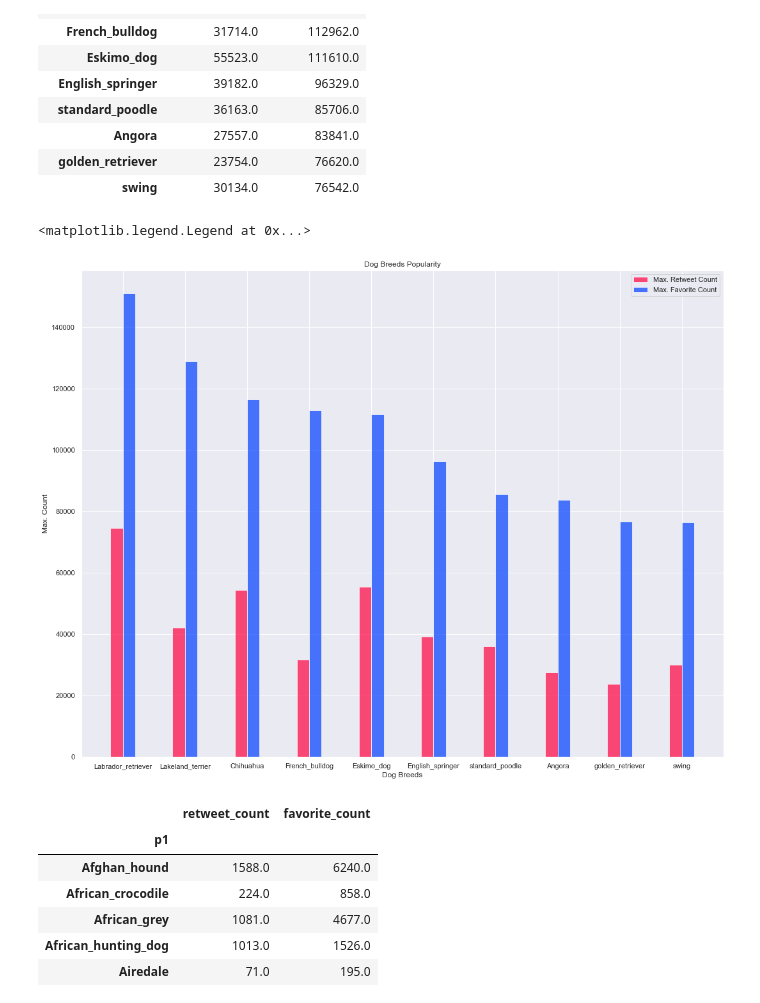
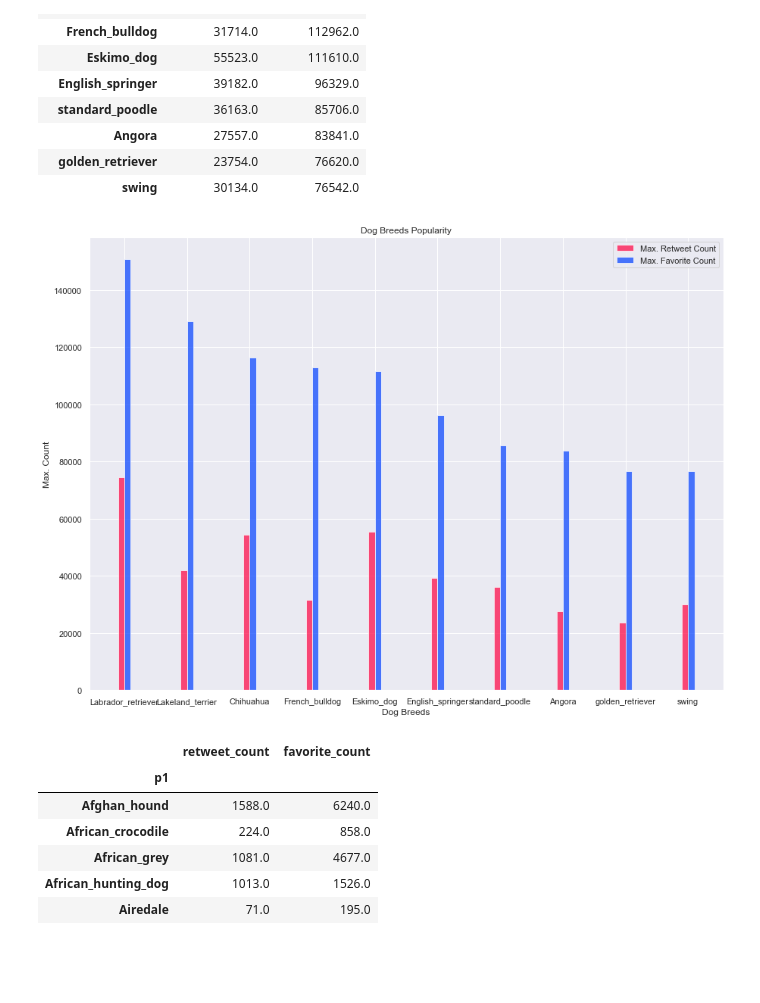
Before and after one commit to SuHamza/DAND-P2-Data-Wrangling, a Jupyter notebook: wrangle_act.ipynb, the cells around one changed output. Saved outputs shown, nothing was run; the diff lists cells and outputs as text; code cells hidden in the pictures; blank space fills up the shorter version.

```diff
--- a/wrangle_act.ipynb
+++ b/wrangle_act.ipynb
@@ -1496,29 +1496,30 @@ breed_pop
 # %%
 # Plot the maximum 'retweet_count' vs. 'favorite_count' for the Top 10 dog breeds
 sns.set_context(context='notebook')
-sns.set(rc={'figure.figsize':(18,14)})
+sns.set(rc={'figure.figsize':(15,11)})
 # Bar Width
-width = 0.2
+width = 0.1
 # X Locations for the groups
 ind = np.arange(len(breed_pop))
 
 # plot bars
 retweet_bars = plt.bar(ind, breed_pop['retweet_count'], width, color='#ff0040', alpha=.7, label='Max. Retweet Count')
 fav_bars = plt.bar(ind + width, breed_pop['favorite_count'], width, color='#0040ff', alpha=.7, label='Max. Favorite Count')
 
 # title and labels
 plt.ylabel('Max. Count')
 plt.xlabel('Dog Breeds')
 plt.title('Dog Breeds Popularity')
 locations = ind + width / 2  # xtick locations
 labels = breed_pop.index # xtick labels
 plt.xticks(locations, labels)
 
 # legend
 plt.legend()
+# Save resulting figure
+plt.savefig('Dog_Breed_Popularity_1.png')
 # %% [output]
-<matplotlib.legend.Legend at 0x...>
-[figure, old version]
+[figure, new version]
 # %%
 # Get the Minimum retweet and favorite count for each predicted dog breed (p1)
 master_df.groupby('p1')[['retweet_count', 'favorite_count']].min()
```
Also changed, not shown: parts of 5 cells of this notebook, 5 other files.
